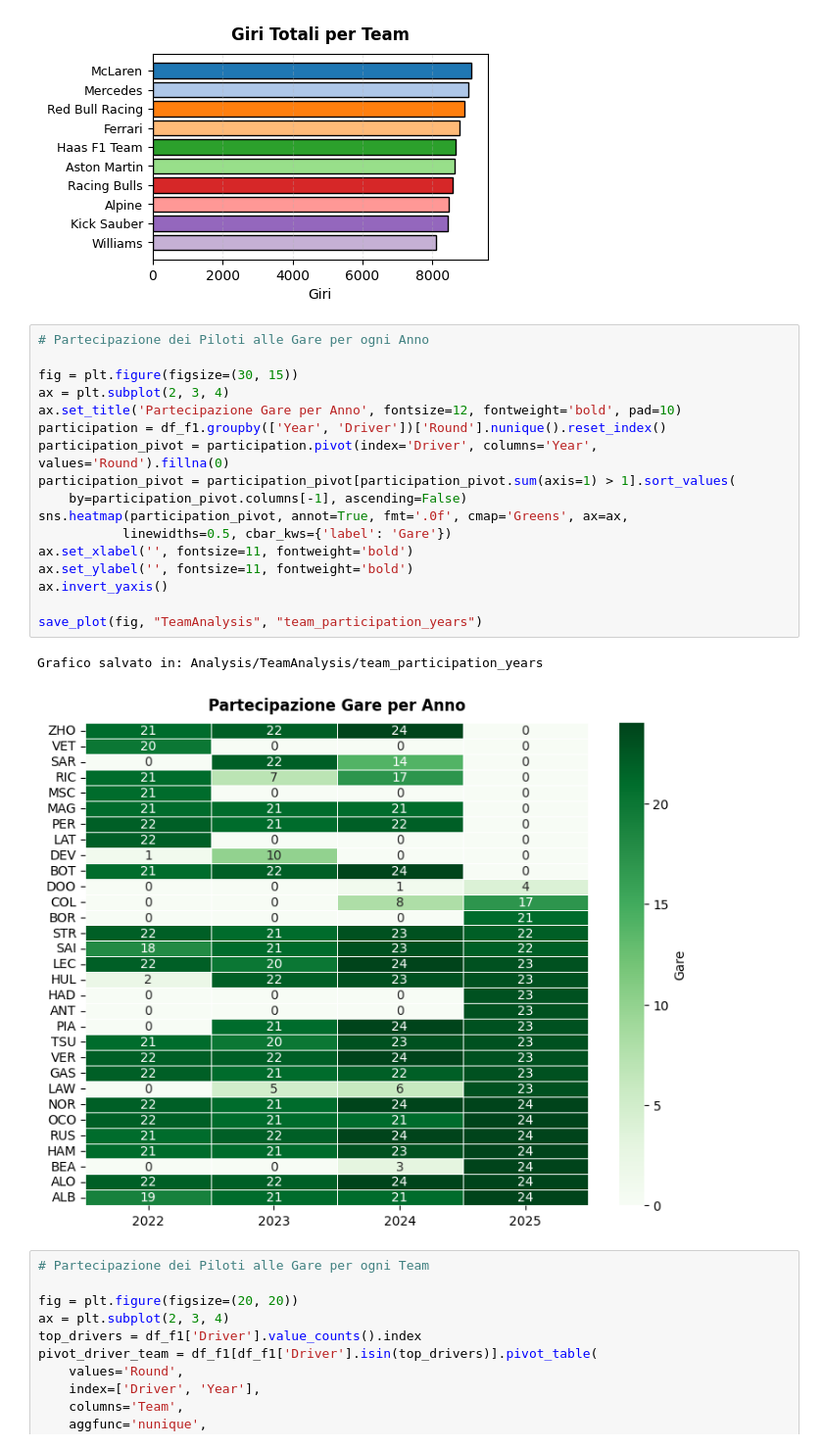
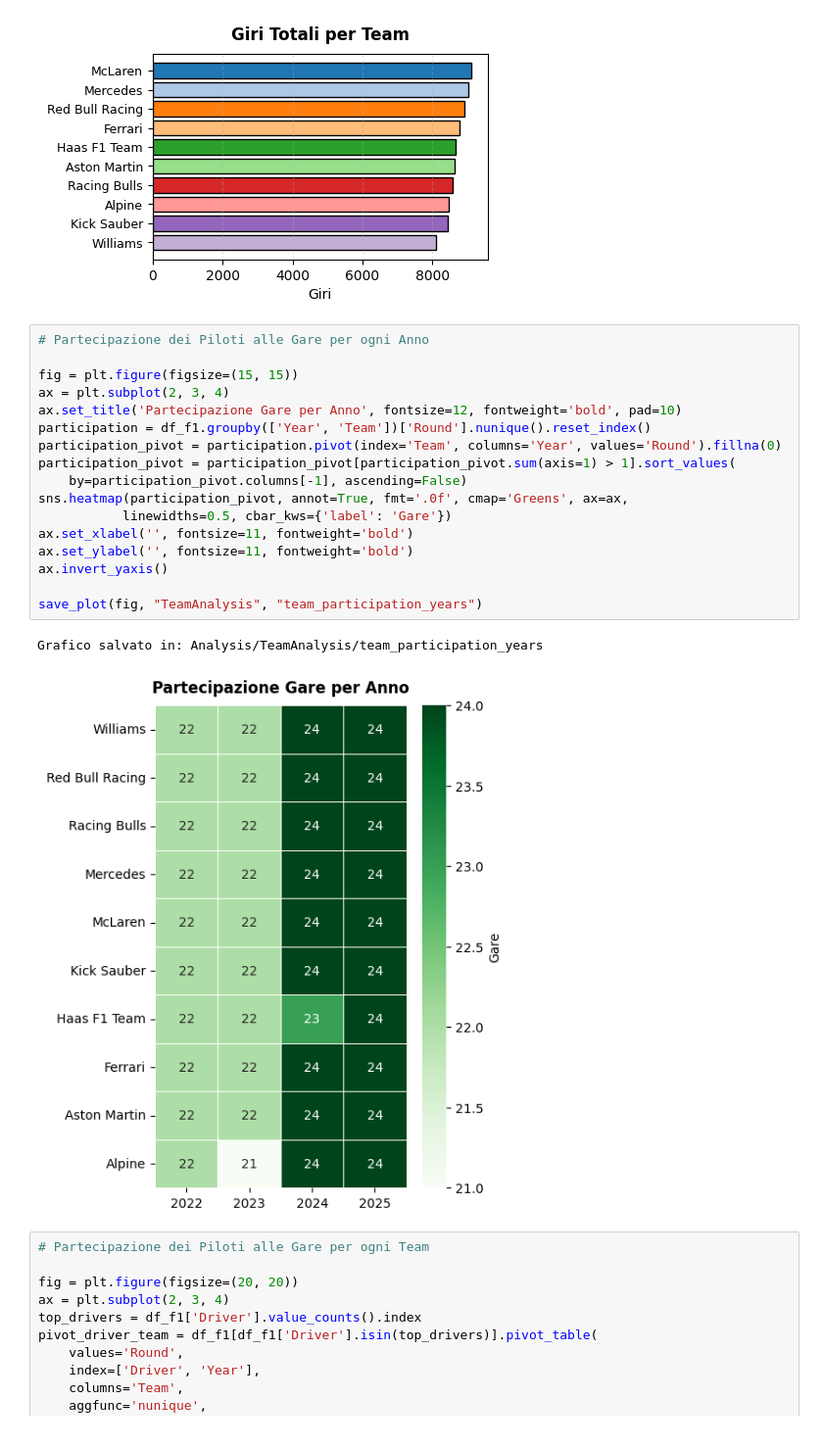
Before and after one commit to FedericoSabbadini/F1_StrategyPredictor, a Jupyter notebook: 02:dbAnalysis/DataAnalysis.ipynb, the cells around one changed output. Shown at 98% size. Cells and saved outputs as stored; diff of their text form.

```diff
--- a/02:dbAnalysis/DataAnalysis.ipynb
+++ b/02:dbAnalysis/DataAnalysis.ipynb
@@ -448,23 +448,23 @@ Grafico salvato in: Analysis/TeamAnalysis/team_rank_laps
 # %%
 # Partecipazione dei Piloti alle Gare per ogni Anno
 
-fig = plt.figure(figsize=(30, 15))
+fig = plt.figure(figsize=(15, 15))
 ax = plt.subplot(2, 3, 4)
 ax.set_title('Partecipazione Gare per Anno', fontsize=12, fontweight='bold', pad=10)
-participation = df_f1.groupby(['Year', 'Driver'])['Round'].nunique().reset_index()
-participation_pivot = participation.pivot(index='Driver', columns='Year', values='Round').fillna(0)
+participation = df_f1.groupby(['Year', 'Team'])['Round'].nunique().reset_index()
+participation_pivot = participation.pivot(index='Team', columns='Year', values='Round').fillna(0)
 participation_pivot = participation_pivot[participation_pivot.sum(axis=1) > 1].sort_values(
     by=participation_pivot.columns[-1], ascending=False)
 sns.heatmap(participation_pivot, annot=True, fmt='.0f', cmap='Greens', ax=ax,
            linewidths=0.5, cbar_kws={'label': 'Gare'})
 ax.set_xlabel('', fontsize=11, fontweight='bold')
 ax.set_ylabel('', fontsize=11, fontweight='bold')
 ax.invert_yaxis()
 
 save_plot(fig, "TeamAnalysis", "team_participation_years")
 # %% [output]
 Grafico salvato in: Analysis/TeamAnalysis/team_participation_years
-[figure, old version]
+[figure, new version]
 # %%
 # Partecipazione dei Piloti alle Gare per ogni Team
 
```
Also changed, not shown: parts of 6 cells of this notebook, 24 other files.
